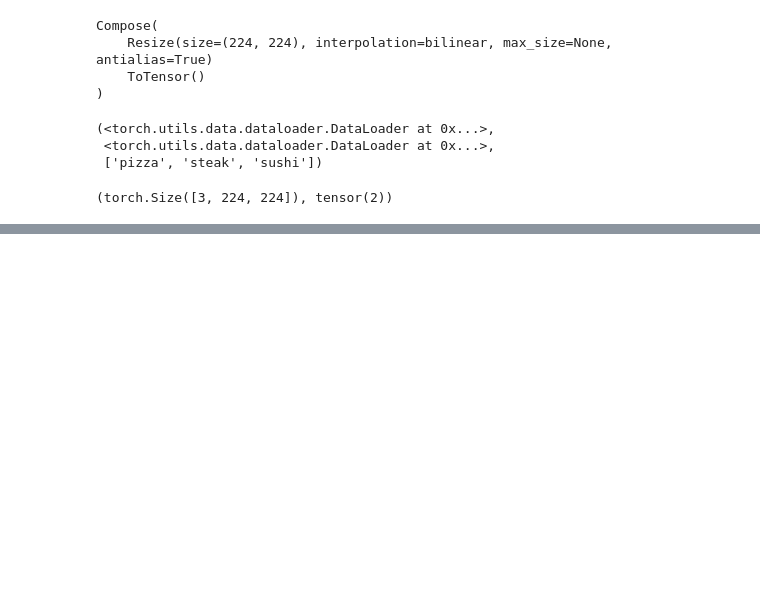
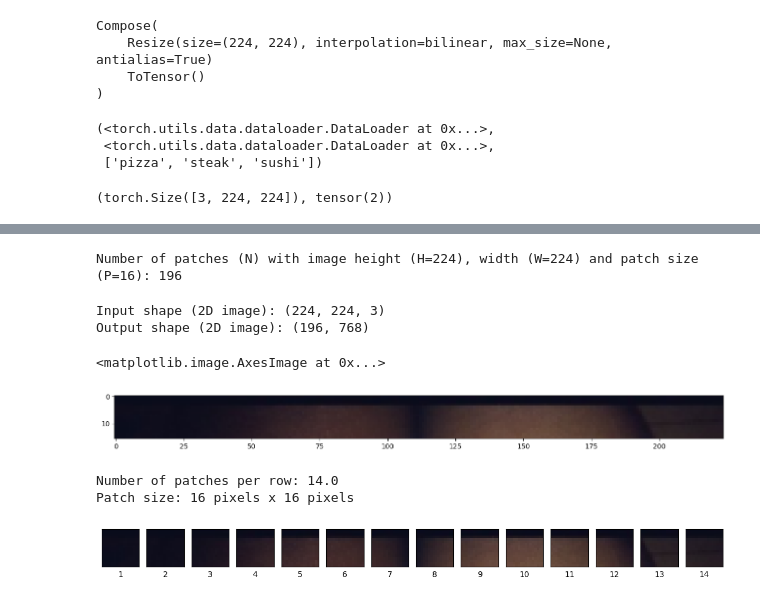
Before and after one commit to giomhern/transformer-vit, a Jupyter notebook: main.ipynb, the cells around one changed output, grey strips where cells are left out. Drawn from its saved outputs; the diff is of its cells as text; code cells hidden in the pictures; blank space fills up the shorter version.

Commit message:
patch images and create embeddings

```diff
--- a/main.ipynb
+++ b/main.ipynb
@@ -90,0 +93,48 @@ plt.axis(False)
+# %%
+height = 224
+width = 224
+color_channels = 3
+patch_size = 16
+number_of_patches = int((height * width) / patch_size ** 2)
+print(f"Number of patches (N) with image height (H={height}), width (W={width}) and patch size (P={patch_size}): {number_of_patches}")
+# %% [output]
+Number of patches (N) with image height (H=224), width (W=224) and patch size (P=16): 196
+# %%
+# Input layer shape
+embedding_layer_input_shape = (height, width, color_channels)
+
+# Output layer shape
+embedding_layer_output_shape = (number_of_patches, patch_size ** 2 * color_channels)
+
+print(f"Input shape (2D image): {embedding_layer_input_shape}")
+print(f"Output shape (2D image): {embedding_layer_output_shape}")
+# %% [output]
+Input shape (2D image): (224, 224, 3)
+Output shape (2D image): (196, 768)
+# %%
+# Permute image to be compatible with matplotlib
+image_permuted = image.permute(1, 2, 0)
+plt.figure(figsize=(patch_size, patch_size))
+plt.imshow(image_permuted[:patch_size, :, :])
+# %% [output]
+<matplotlib.image.AxesImage at 0x...>
+[figure, added]
+# %%
+# Splitting data into batches by patch_size
+img_size = 224
+num_patches = img_size / patch_size
+assert img_size % num_patches == 0
+print(f"Number of patches per row: {num_patches}\nPatch size: {patch_size} pixels x {patch_size} pixels")
+
+fig, axs = plt.subplots(nrows=1, ncols=img_size // patch_size, figsize=(num_patches, num_patches), sharex=True, sharey=True)
+
+# Displaying the patches of a single row
+for i, patch in enumerate(range(0, img_size, patch_size)):
+    axs[i].imshow(image_permuted[:patch_size, patch:patch+patch_size, :]); # keep height index constant, alter the width index
+    axs[i].set_xlabel(i+1) # set the label
+    axs[i].set_xticks([])
+    axs[i].set_yticks([])
+# %% [output]
+Number of patches per row: 14.0
+Patch size: 16 pixels x 16 pixels
+[figure, added]
```
Also changed, not shown: parts of 15 cells of this notebook.
